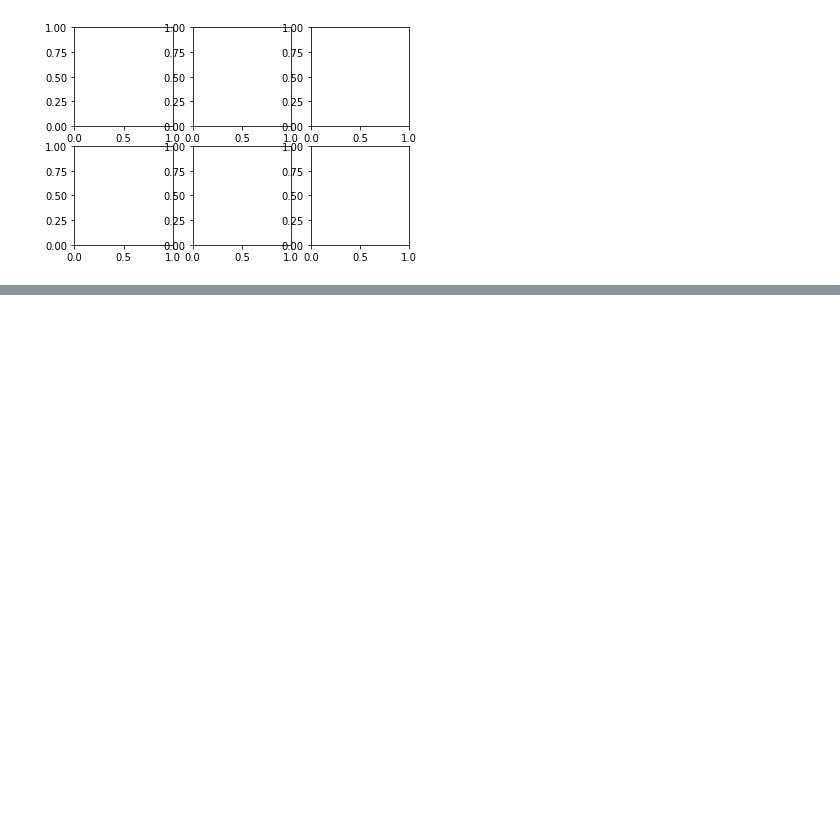
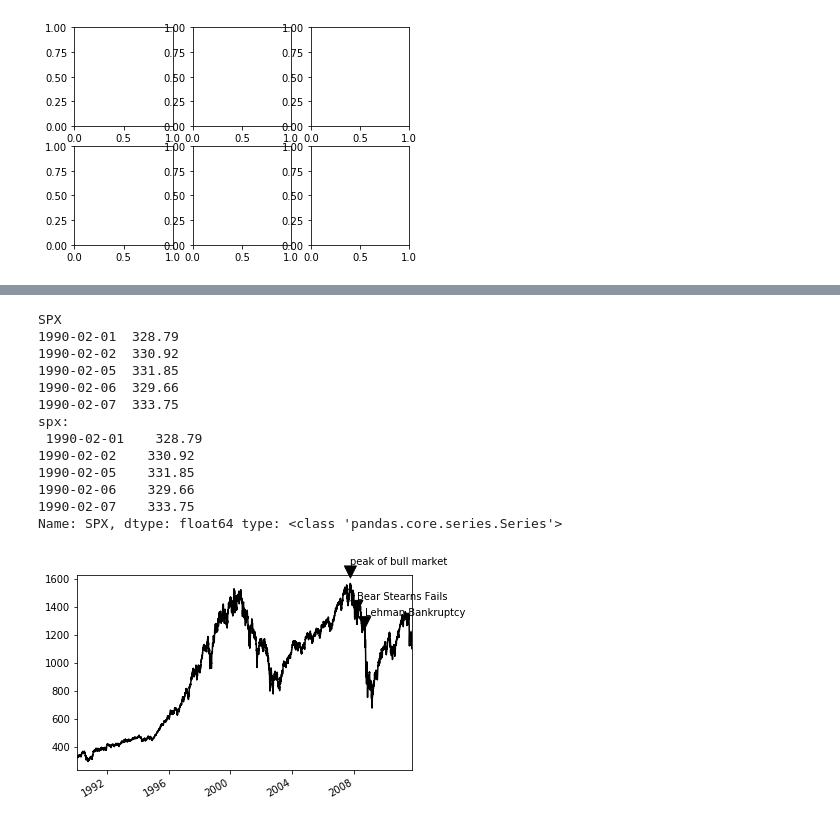
Before and after one commit to mengqi0315/python_for_data_analyst, a Jupyter notebook: My_python_for_data_analyst/char_09_1matplotlibAPI入门.ipynb, the cells around one changed output, grey strips where cells are left out. Saved outputs shown, nothing was run; the diff lists cells and outputs as text; code cells hidden in the pictures; blank space fills up the shorter version.

```diff
--- a/My_python_for_data_analyst/char_09_1matplotlibAPI入门.ipynb
+++ b/My_python_for_data_analyst/char_09_1matplotlibAPI入门.ipynb
@@ -108,0 +132,36 @@ print(data.head())
+# %%
+path = os.getcwd()+'\My_python_for_data_analyst\data\spx.csv'
+fig = plt.figure()
+ax = fig.add_subplot(1,1,1)
+data = pd.read_csv(path,index_col=0,parse_dates=True)
+print(data.head())
+spx = data['SPX']   # x label sticks
+print('spx: \n',spx.head(),'type:',type(spx))
+spx.plot(ax=ax,style='k-')
+crisis_data = [
+    (datetime(2007,10,11),'peak of bull market'),
+    (datetime(2008,3,12),'Bear Stearns Fails'),
+    (datetime(2008,9,15),'Lehman Bankruptcy')
+]
+for date,label in crisis_data:
+    ax.annotate(label,xy=(date, spx.asof(date)+50)
+                    ,xytext=(date,spx.asof(date)+200)
+                    ,arrowprops=dict(facecolor='black')
+                    ,horizontalalignment='left'
+                    ,verticalalignment='top')
+#
+# %% [output]
+SPX
+1990-02-01  328.79
+1990-02-02  330.92
+1990-02-05  331.85
+1990-02-06  329.66
+1990-02-07  333.75
+spx:
+ 1990-02-01    328.79
+1990-02-02    330.92
+1990-02-05    331.85
+1990-02-06    329.66
+1990-02-07    333.75
+Name: SPX, dtype: float64 type: <class 'pandas.core.series.Series'>
+[figure, added]
```
Also changed, not shown: parts of 13 cells of this notebook, 1 other file.
